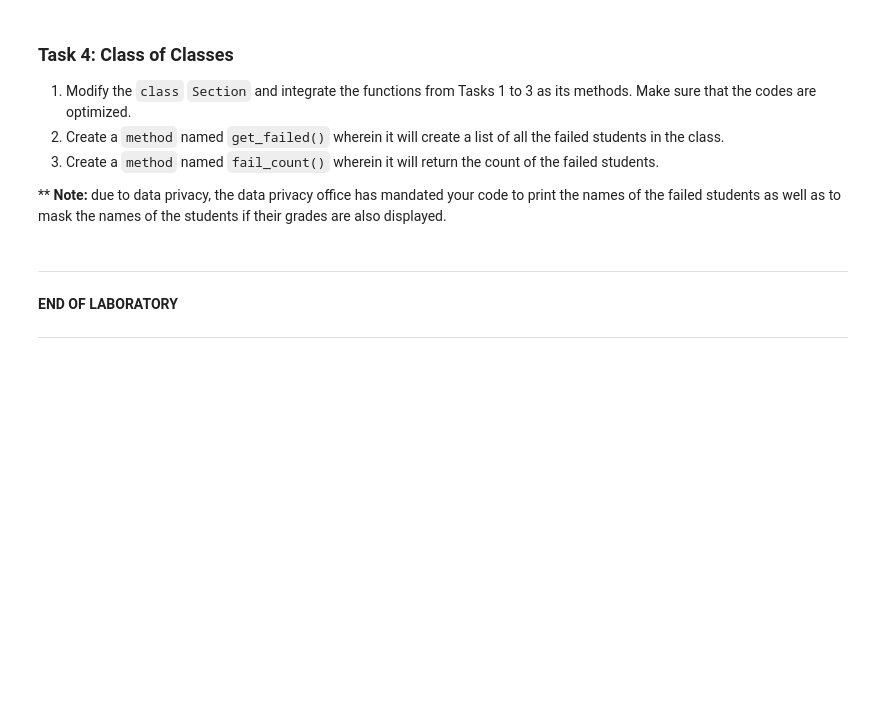
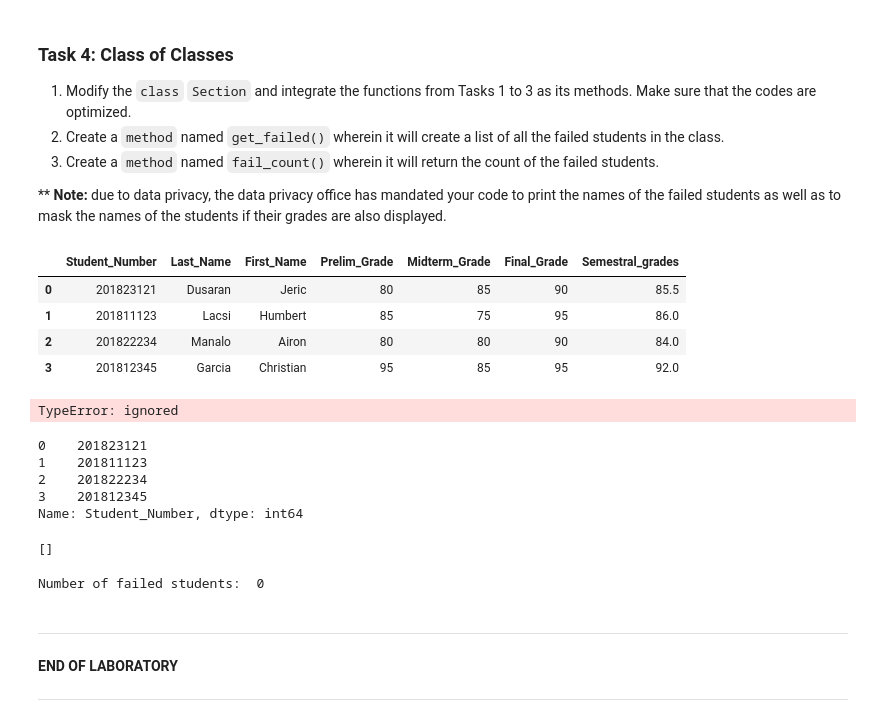
Before and after one commit to airon14/CpE-AIML, a Jupyter notebook: 58034_Lab1_Millicheckers.ipynb, the cells around one changed output. Cells and saved outputs as stored; diff of their text form; code cells hidden in the pictures; blank space fills up the shorter version.

```diff
--- a/58034_Lab1_Millicheckers.ipynb
+++ b/58034_Lab1_Millicheckers.ipynb
@@ -507,3 +530,34 @@ class section:
+# %%
+section_class = Section(class_record_df, class_record_1_df)
+section_class.get_grades()
+# %% [output]
+|  | Student_Number | Last_Name | First_Name | Prelim_Grade | Midterm_Grade | Final_Grade | Semestral_grades |
+| 0 | 201823121 | Dusaran | Jeric | 80 | 85 | 90 | 85.5 |
+| 1 | 201811123 | Lacsi | Humbert | 85 | 75 | 95 | 86.0 |
+| 2 | 201822234 | Manalo | Airon | 80 | 80 | 90 | 84.0 |
+| 3 | 201812345 | Garcia | Christian | 95 | 85 | 95 | 92.0 |
+# %%
+section_class.get_stats()
+# %% [output]
+TypeError: ignored
+# %%
+section_class = Section(class_record_df, class_record_1_df)
+section_class.get_similar_students()
+# %% [output]
+0    201823121
+1    201811123
+2    201822234
+3    201812345
+Name: Student_Number, dtype: int64
+# %%
+section_class = Section(class_record_df, class_record_1_df)
+section_class.get_failed_student()
+# %% [output]
+[]
+# %%
+section_class.fail_count()
+# %% [output]
+Number of failed students:  0
 # %% [markdown]
 
 
```
Also changed, not shown: parts of 2 cells of this notebook.
